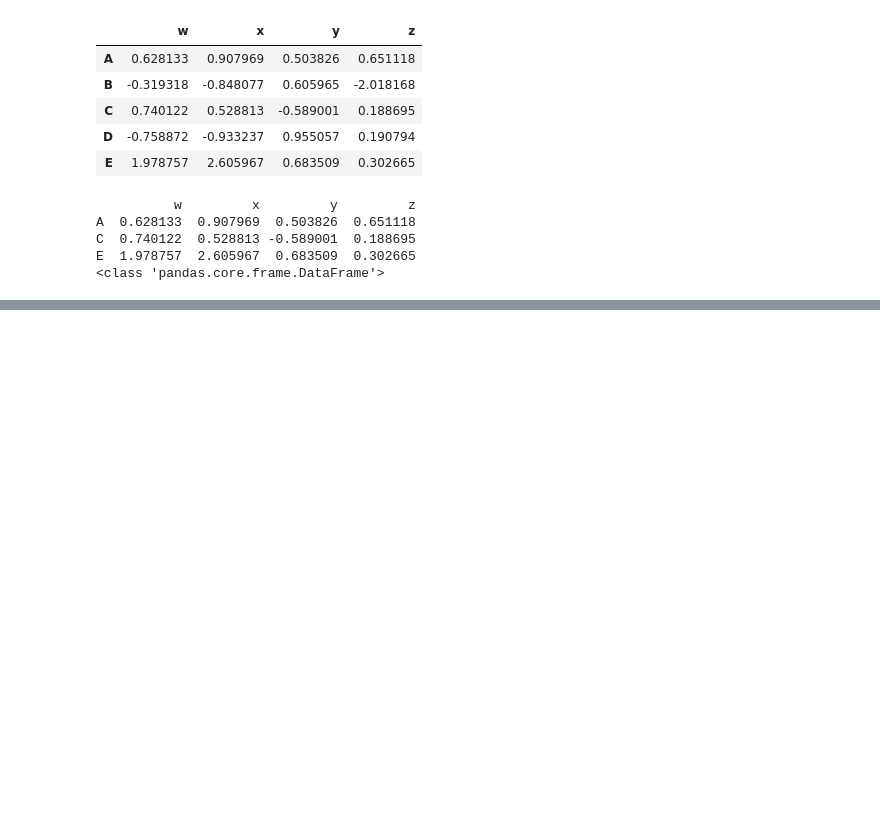
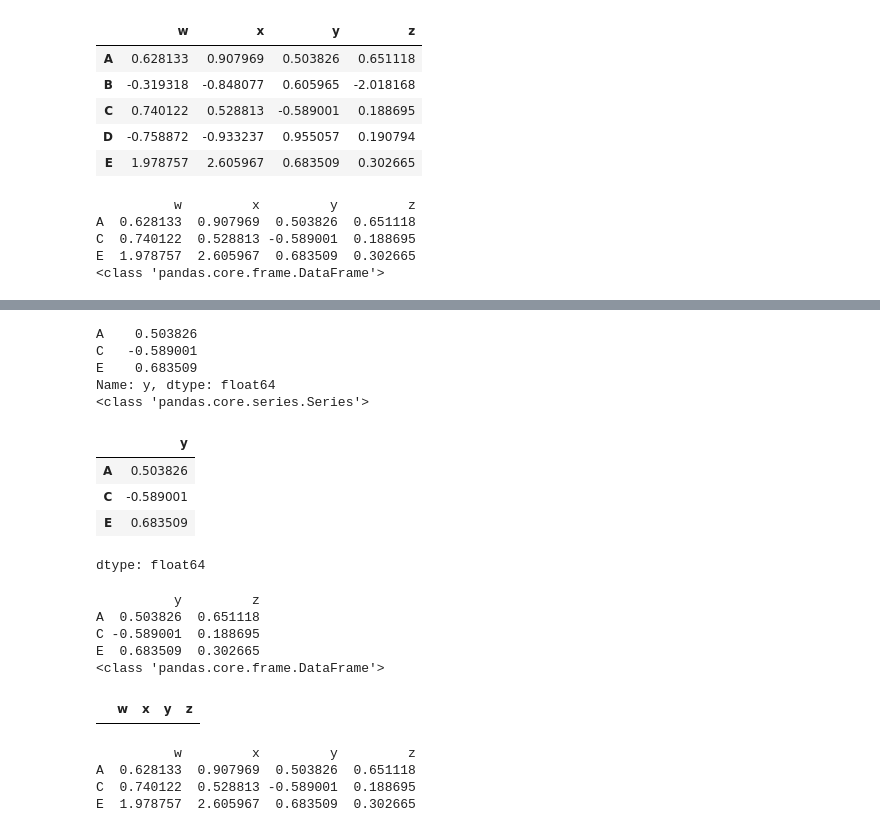
Before and after one commit to VidyaH-source/LearningML, a Jupyter notebook: ML_Day_5.ipynb, the cells around one changed output, grey strips where cells are left out. Saved outputs shown, nothing was run; the diff lists cells and outputs as text; code cells hidden in the pictures; blank space fills up the shorter version.

```diff
--- a/ML_Day_5.ipynb
+++ b/ML_Day_5.ipynb
@@ -279,0 +296,41 @@ E  1.978757  2.605967  0.683509  0.302665
+# %%
+dd = df[df['w']>0]['y']
+print(dd)
+print(type(dd))
+# %% [output]
+A    0.503826
+C   -0.589001
+E    0.683509
+Name: y, dtype: float64
+<class 'pandas.core.series.Series'>
+# %%
+dd
+# %% [output]
+|  | y |
+| A | 0.503826 |
+| C | -0.589001 |
+| E | 0.683509 |
+dtype: float64
+# %%
+dd = df[df['w']>0][['y','z']]
+print(dd)
+print(type(dd))
+# %% [output]
+          y         z
+A  0.503826  0.651118
+C -0.589001  0.188695
+E  0.683509  0.302665
+<class 'pandas.core.frame.DataFrame'>
+# %%
+dd = df[(df['w']>0) & df['y']>1]
+dd
+# %% [output]
+|  | w | x | y | z |
+# %%
+dd2 = df[(df['w']>0) & df['y']>0]
+print(dd2)
+# %% [output]
+          w         x         y         z
+A  0.628133  0.907969  0.503826  0.651118
+C  0.740122  0.528813 -0.589001  0.188695
+E  1.978757  2.605967  0.683509  0.302665
```
Also changed, not shown: parts of 3 cells of this notebook.
